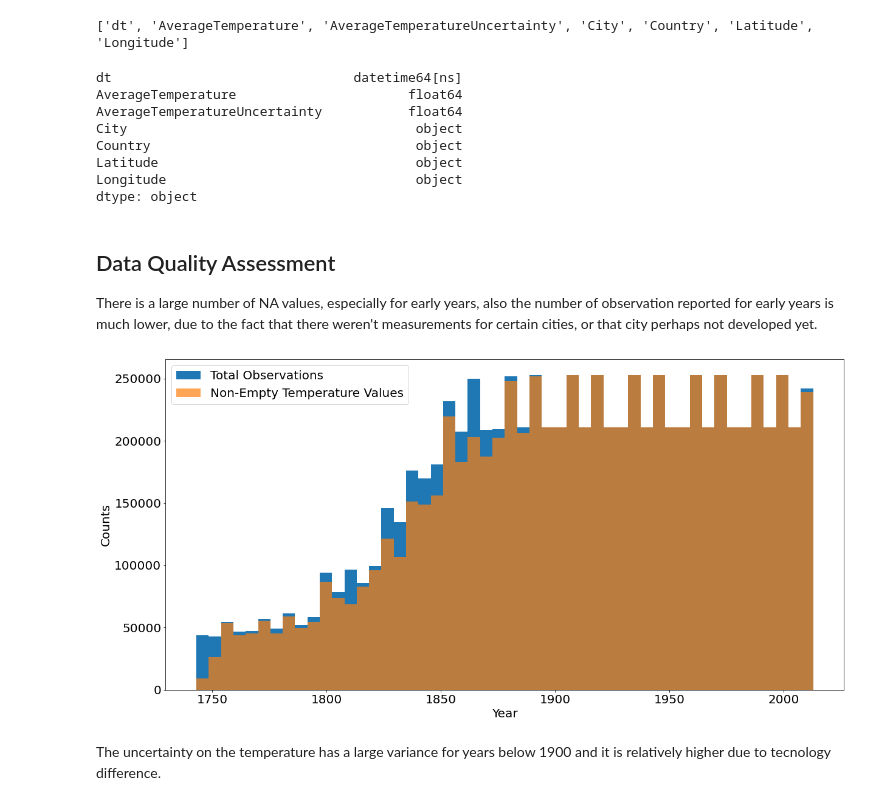
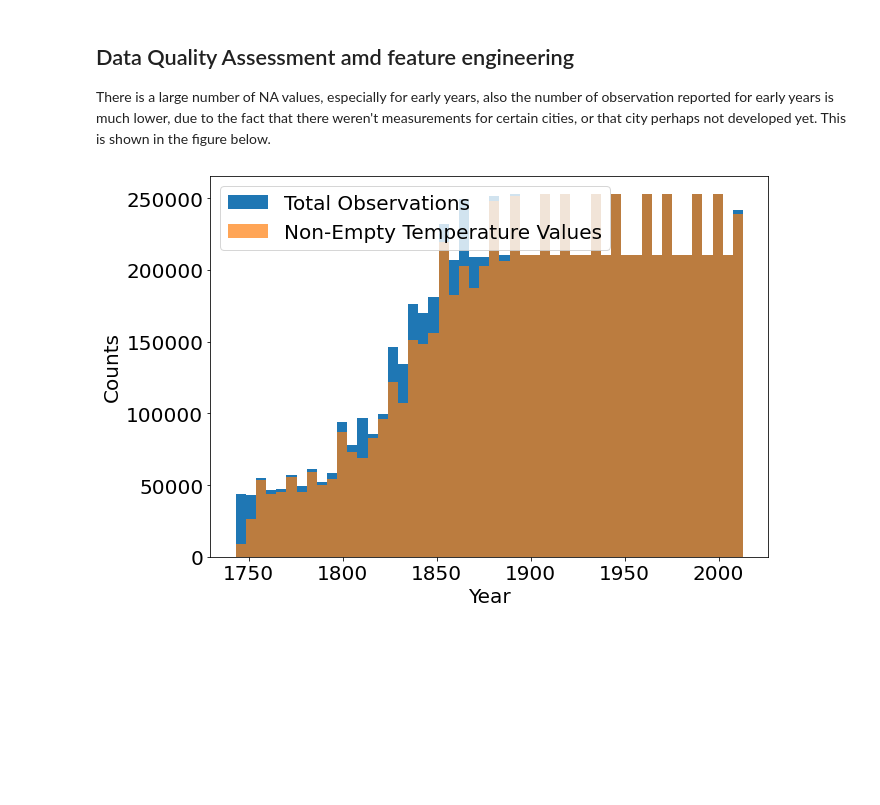
Before and after one commit to panManfredini/IBM_ML, a Jupyter notebook: 01_ReadingData/project_assignment_1.ipynb, the cells around one changed output. Drawn from its saved outputs; the diff is of its cells as text; code cells hidden in the pictures; blank space fills up the shorter version.

```diff
--- a/01_ReadingData/project_assignment_1.ipynb
+++ b/01_ReadingData/project_assignment_1.ipynb
@@ -29,25 +59,11 @@ from scipy import stats
 pd.options.display.max_rows = 100000
 # %%
 df = pd.read_csv("data/global_warming/GlobalLandTemperaturesByCity.csv", parse_dates=[0])
-# %%
-print(df.columns.to_list())
-# %% [output]
-['dt', 'AverageTemperature', 'AverageTemperatureUncertainty', 'City', 'Country', 'Latitude', 'Longitude']
-# %%
-df.dtypes
-# %% [output]
-dt                               datetime64[ns]
-AverageTemperature                      float64
-AverageTemperatureUncertainty           float64
-City                                     object
-Country                                  object
-Latitude                                 object
-Longitude                                object
-dtype: object
 # %% [markdown]
-## Data Quality Assessment
+## Data Quality Assessment amd feature engineering
 
 There is a large number of NA values, especially for early years, also the number of observation reported for early years is much lower, due to the fact that there weren't measurements for certain cities, or that city perhaps not developed yet.
+This is shown in the figure below.
 # %%
 df_counts = (df.groupby(df.dt.dt.year)
              .count()
@@ -55,16 +71,14 @@ df_counts = (df.groupby(df.dt.dt.year)
              .reset_index()
             )
 # %%
-fig, ax1 = plt.subplots(figsize=(20,10))
+fig, ax1 = plt.subplots(figsize=(10,7))
 ax1.tick_params(axis='both', which='major', labelsize=20)
 plt.hist(df_counts.dt, weights=df_counts.total_counts, bins=50 )
 plt.hist(df_counts.dt, weights=df_counts.Not_na_counts, bins=50, alpha=0.7)
 plt.xlabel('Year',fontsize=20)
 plt.ylabel('Counts',fontsize=20)
 plt.legend(["Total Observations","Non-Empty Temperature Values"],fontsize=20)
 plt.show()
 # %% [output]
-[figure, old version]
+[figure, new version]
-# %% [markdown]
-The uncertainty on the temperature has a large variance for years below 1900 and it is relatively higher due to tecnology difference.
 # %%
```
Also changed, not shown: parts of 37 cells of this notebook, 1 other file.
